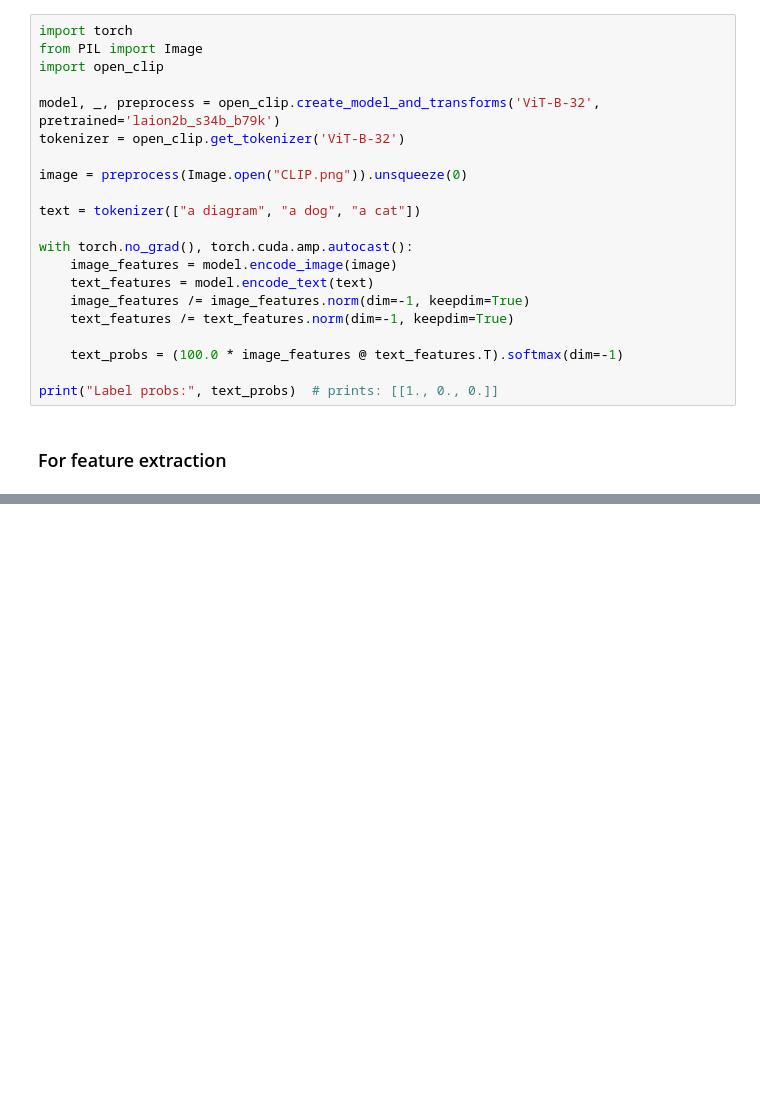
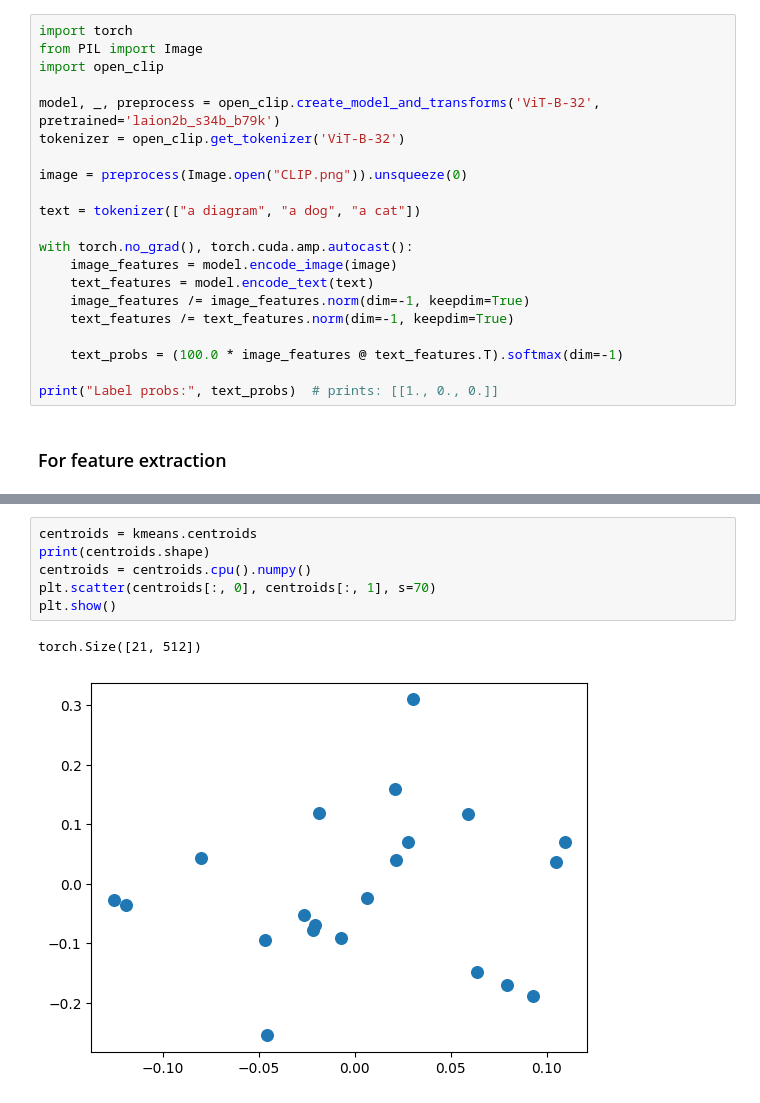
Before and after one commit to Anonymous-Sup/CVAE, a Jupyter notebook: prepare_data/prepare.ipynb, the cells around one changed output, grey strips where cells are left out. Cells and saved outputs as stored; diff of their text form; blank space fills up the shorter version.

```diff
--- a/prepare_data/prepare.ipynb
+++ b/prepare_data/prepare.ipynb
@@ -149,0 +205,9 @@ AssertionError: Torch not compiled with CUDA enabled
+# %%
+centroids = kmeans.centroids
+print(centroids.shape)
+centroids = centroids.cpu().numpy()
+plt.scatter(centroids[:, 0], centroids[:, 1], s=70)
+plt.show()
+# %% [output]
+torch.Size([21, 512])
+[figure, added]
```
Also changed, not shown: parts of 6 cells of this notebook, 2 other files.
